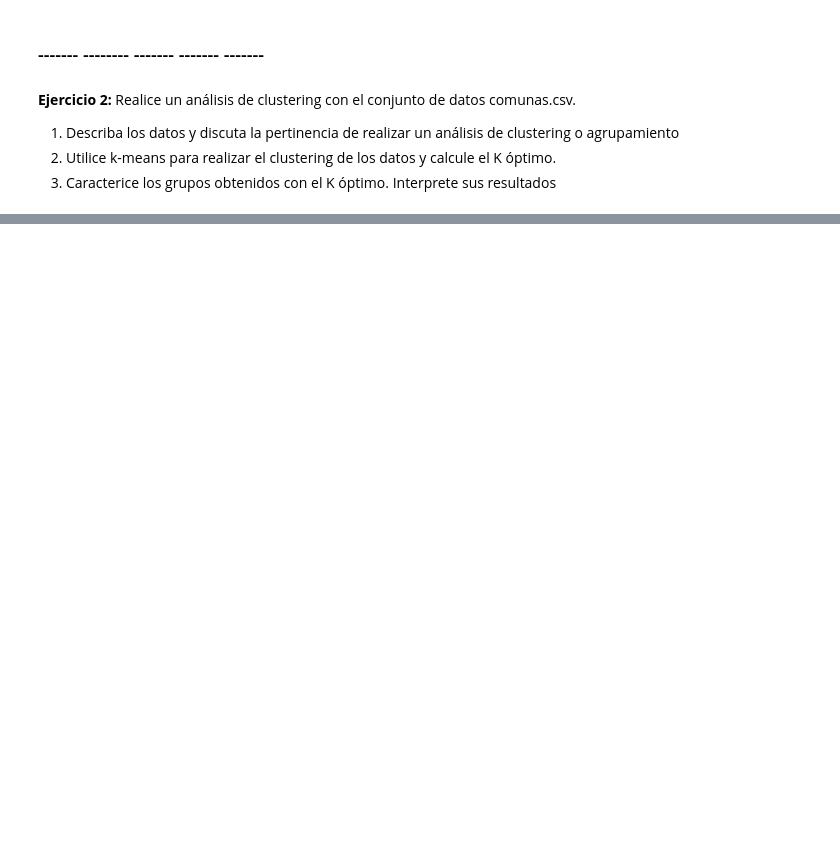
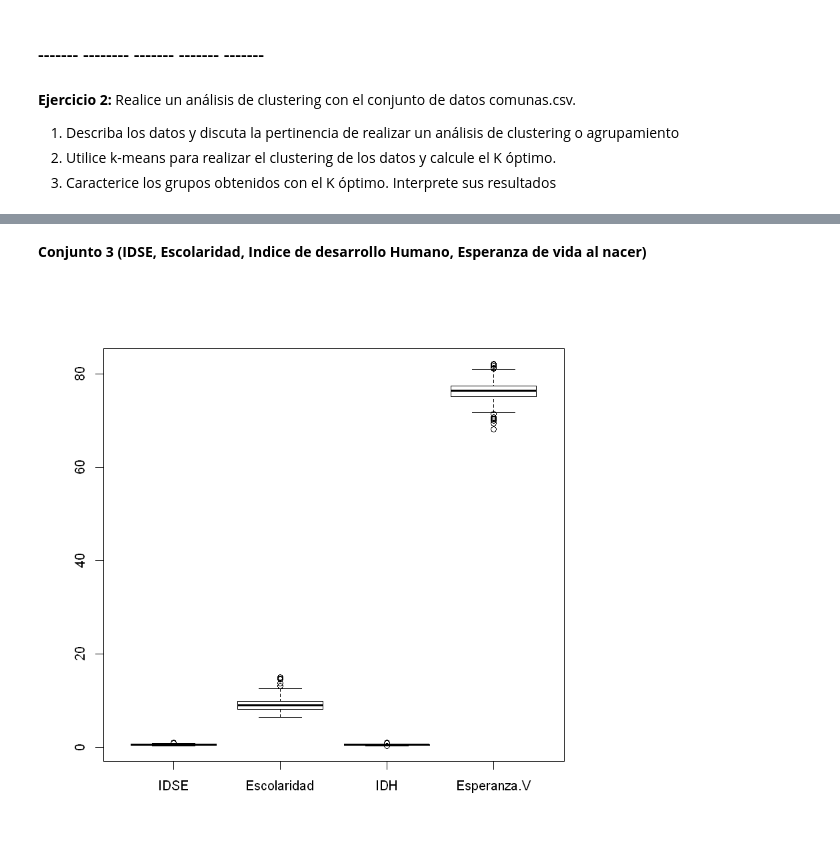
Before and after one commit to ReinaldoBustamante/Analisis-de-datos, a Jupyter notebook: K-means/Clustering_Notebook1.ipynb, the cells around one changed output, grey strips where cells are left out. Saved outputs shown, nothing was run; the diff lists cells and outputs as text; code cells hidden in the pictures; blank space fills up the shorter version.

```diff
--- a/K-means/Clustering_Notebook1.ipynb
+++ b/K-means/Clustering_Notebook1.ipynb
@@ -270,0 +322,9 @@ datos <- read.csv("comunas.csv",header=TRUE,sep=";",dec=".")
+# %% [markdown]
+**Conjunto 3 (IDSE, Escolaridad, Indice de desarrollo Humano, Esperanza de vida al nacer)**
+# %%
+conjunto3 <- datos2[, c(2,5,9,8)]
+colnames(conjunto3) <- c('IDSE','Escolaridad','IDH','Esperanza.V')
+row.names(conjunto3) <- datos[,2]
+boxplot(conjunto3)
+# %% [output]
+[figure, added]
```
Also changed, not shown: parts of 28 cells of this notebook.
